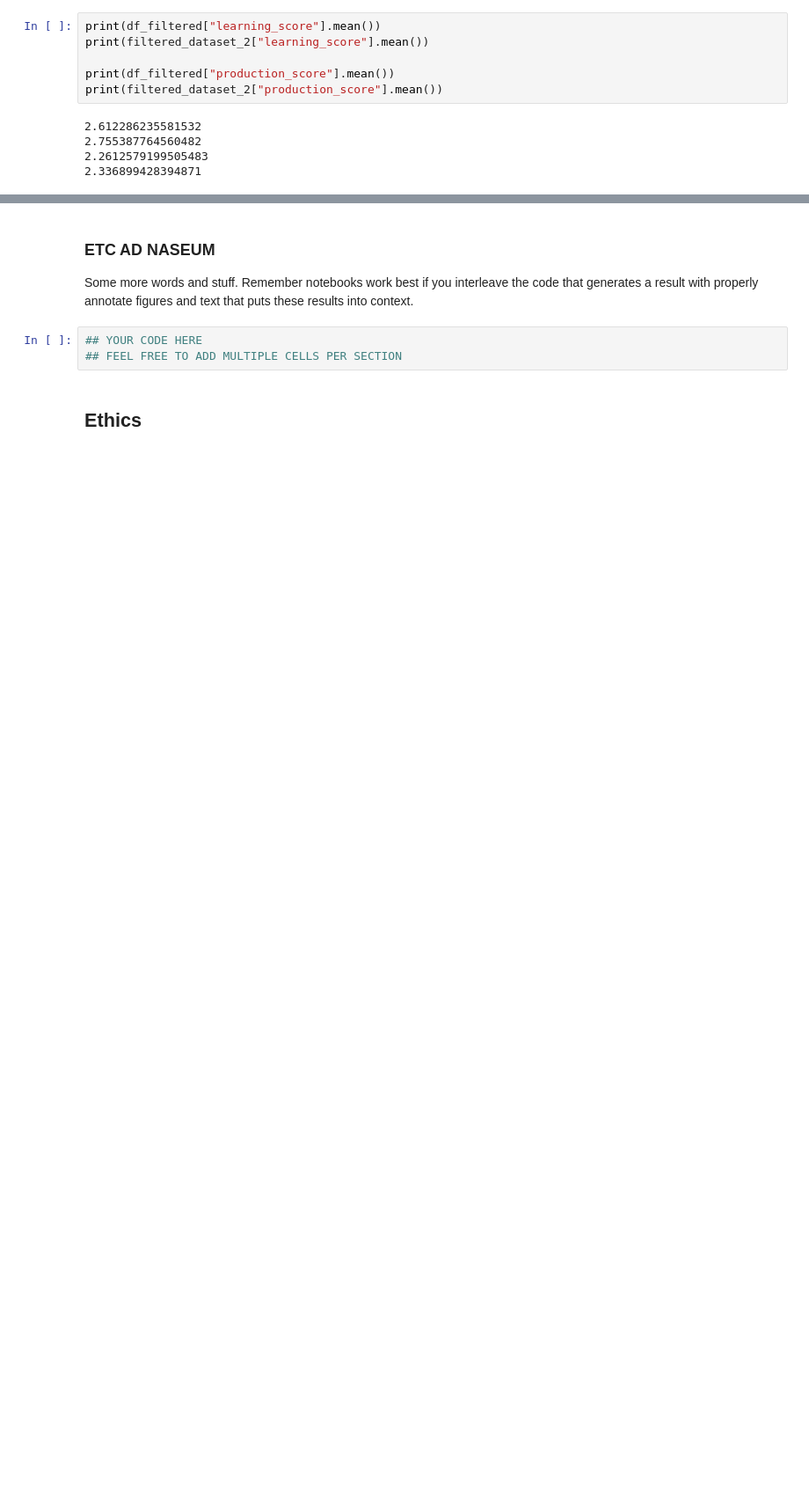
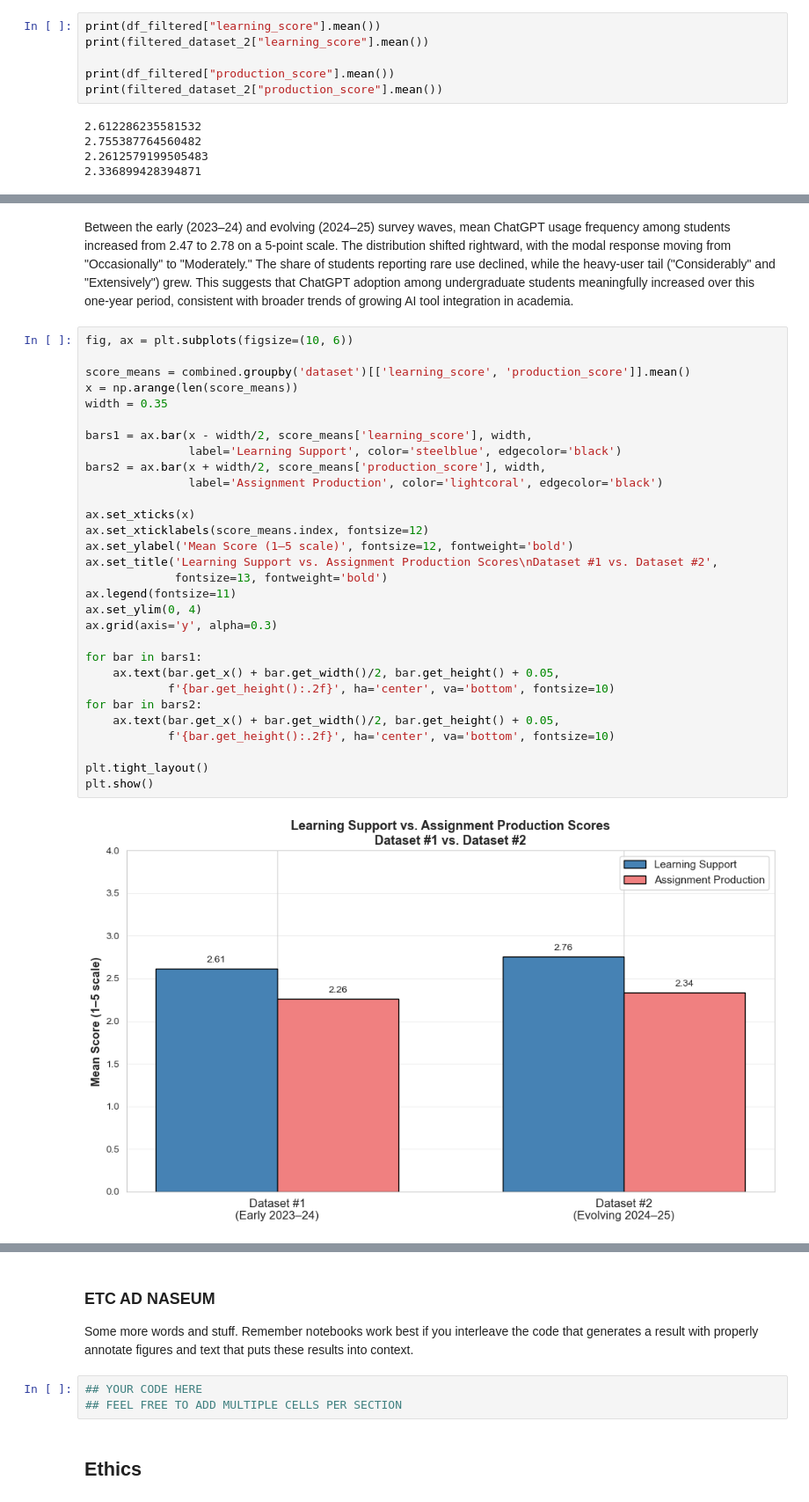
Before and after one commit to COGS108/Group123_WI26, a Jupyter notebook: 03-FinalProject.ipynb, the cells around one changed output, grey strips where cells are left out. Shown at 88% size. Saved outputs shown, nothing was run; the diff lists cells and outputs as text; blank space fills up the shorter version.

```diff
--- a/03-FinalProject.ipynb
+++ b/03-FinalProject.ipynb
@@ -2087,0 +2164,40 @@ print(filtered_dataset_2["production_score"].mean())
+# %% [markdown]
+Between the early (2023–24) and evolving (2024–25) survey waves, mean ChatGPT usage
+frequency among students increased from 2.47 to 2.78 on a 5-point scale. The
+distribution shifted rightward, with the modal response moving from "Occasionally"
+to "Moderately." The share of students reporting rare use declined, while the
+heavy-user tail ("Considerably" and "Extensively") grew. This suggests that ChatGPT
+adoption among undergraduate students meaningfully increased over this one-year period,
+consistent with broader trends of growing AI tool integration in academia.
+# %%
+fig, ax = plt.subplots(figsize=(10, 6))
+
+score_means = combined.groupby('dataset')[['learning_score', 'production_score']].mean()
+x = np.arange(len(score_means))
+width = 0.35
+
+bars1 = ax.bar(x - width/2, score_means['learning_score'], width,
+               label='Learning Support', color='steelblue', edgecolor='black')
+bars2 = ax.bar(x + width/2, score_means['production_score'], width,
+               label='Assignment Production', color='lightcoral', edgecolor='black')
+
+ax.set_xticks(x)
+ax.set_xticklabels(score_means.index, fontsize=12)
+ax.set_ylabel('Mean Score (1–5 scale)', fontsize=12, fontweight='bold')
+ax.set_title('Learning Support vs. Assignment Production Scores\nDataset #1 vs. Dataset #2',
+             fontsize=13, fontweight='bold')
+ax.legend(fontsize=11)
+ax.set_ylim(0, 4)
+ax.grid(axis='y', alpha=0.3)
+
+for bar in bars1:
+    ax.text(bar.get_x() + bar.get_width()/2, bar.get_height() + 0.05,
+            f'{bar.get_height():.2f}', ha='center', va='bottom', fontsize=10)
+for bar in bars2:
+    ax.text(bar.get_x() + bar.get_width()/2, bar.get_height() + 0.05,
+            f'{bar.get_height():.2f}', ha='center', va='bottom', fontsize=10)
+
+plt.tight_layout()
+plt.show()
+# %% [output]
+[figure, added]
```
Also changed, not shown: parts of 20 cells of this notebook.
